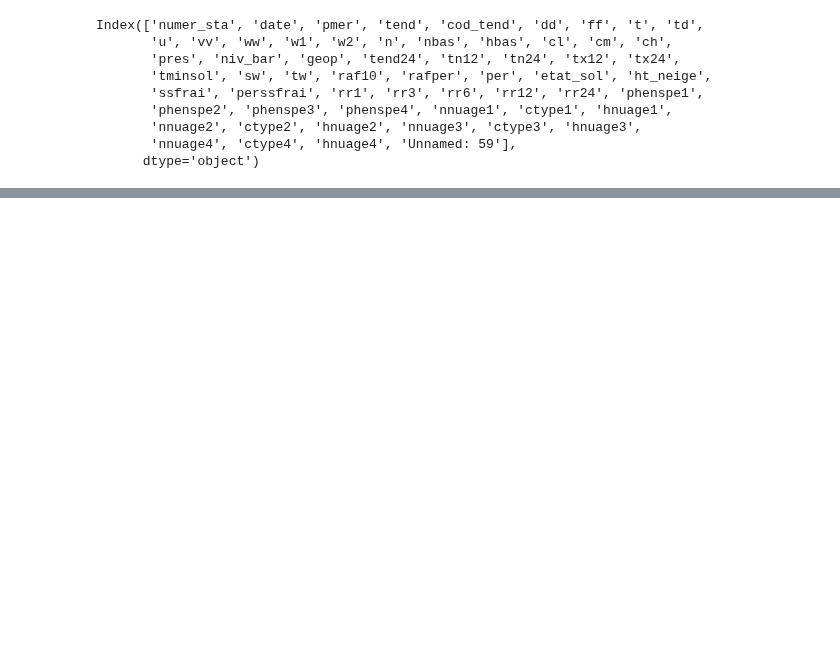
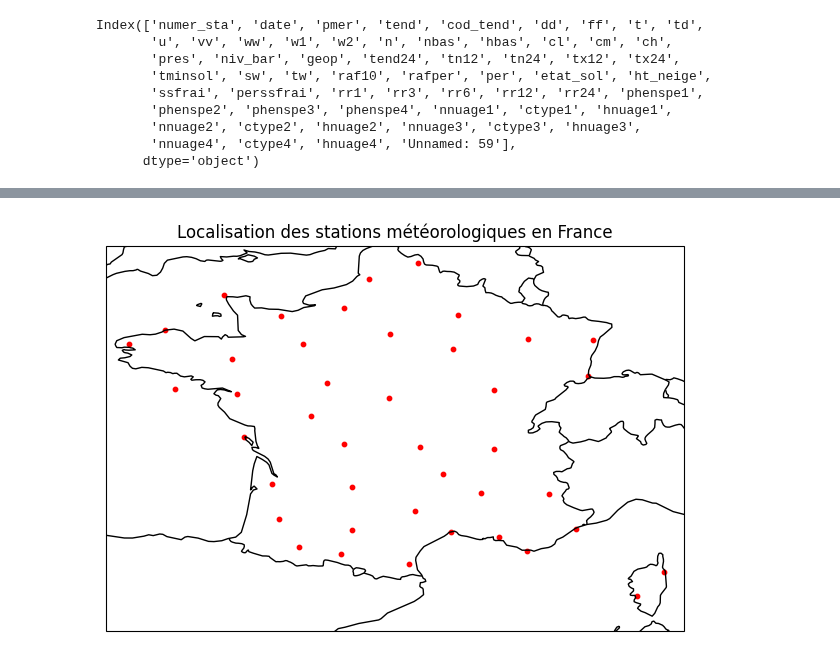
Before and after one commit to Antoine-Merienne/Projet-data-science-Mornand-Merienne, a Jupyter notebook: Donnees_clim.ipynb, the cells around one changed output, grey strips where cells are left out. Saved outputs shown, nothing was run; the diff lists cells and outputs as text; code cells hidden in the pictures; blank space fills up the shorter version.

```diff
--- a/Donnees_clim.ipynb
+++ b/Donnees_clim.ipynb
@@ -144,0 +116,5 @@ max         89642.000000
+# %%
+path = "C:/Users/axell/OneDrive/Documents/ENSAE/Projet-data-science-Mornand-Merienne/CSV_data/METEOFRANCE/postesSynop.json"
+stations_gdf = gpd.read_file(path)
+print(stations_gdf.head())
+print(stations_gdf.crs)
@@ -144,0 +136,9 @@ max         89642.000000
+# %%
+stations_df = pd.DataFrame(stations_gdf)
+print(stations_df['Longitude'].dtype)
+
+#On doit convertir les données des colonnes longitude et latitude en données numériques pour pouvoir les plotter
+stations_df['Longitude'] = pd.to_numeric(stations_df['Longitude'], errors='coerce')
+stations_df['Latitude'] = pd.to_numeric(stations_df['Latitude'], errors='coerce')
+
+print(stations_df.head())
@@ -144,0 +160,24 @@ max         89642.000000
+# %%
+# Créer la figure
+fig = plt.figure(figsize=(9, 5))
+
+# Sélectionner une projection pour la carte
+ax = plt.axes(projection=ccrs.PlateCarree())
+
+# Tracer les stations avec leurs coordonnées (lon, lat) de toutes les stations
+scatter = ax.scatter(stations_df['Longitude'], stations_df['Latitude'], color='red', s=10, label='Stations')
+
+# Ajouter les éléments géographiques : côtes et frontières
+ax.coastlines(resolution='50m', linewidth=1)
+ax.add_feature(cfeature.BORDERS.with_scale('50m'))
+
+# Définir la région à afficher pour toute la France
+ax.set_extent([-5, 10, 41, 51])  # Coordonnées approximatives pour toute la France
+
+# Ajouter un titre à la carte
+plt.title("Localisation des stations météorologiques en France")
+
+# Afficher la carte
+plt.show()
+# %% [output]
+[figure, added]
```
Also changed, not shown: parts of 15 cells of this notebook.
